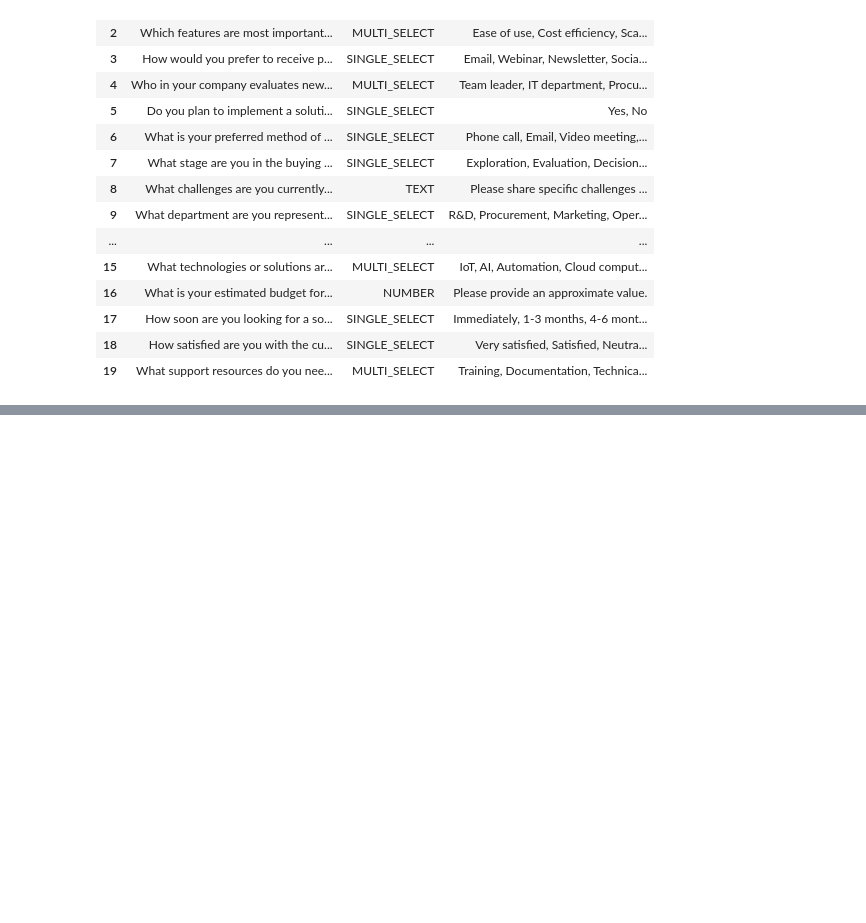
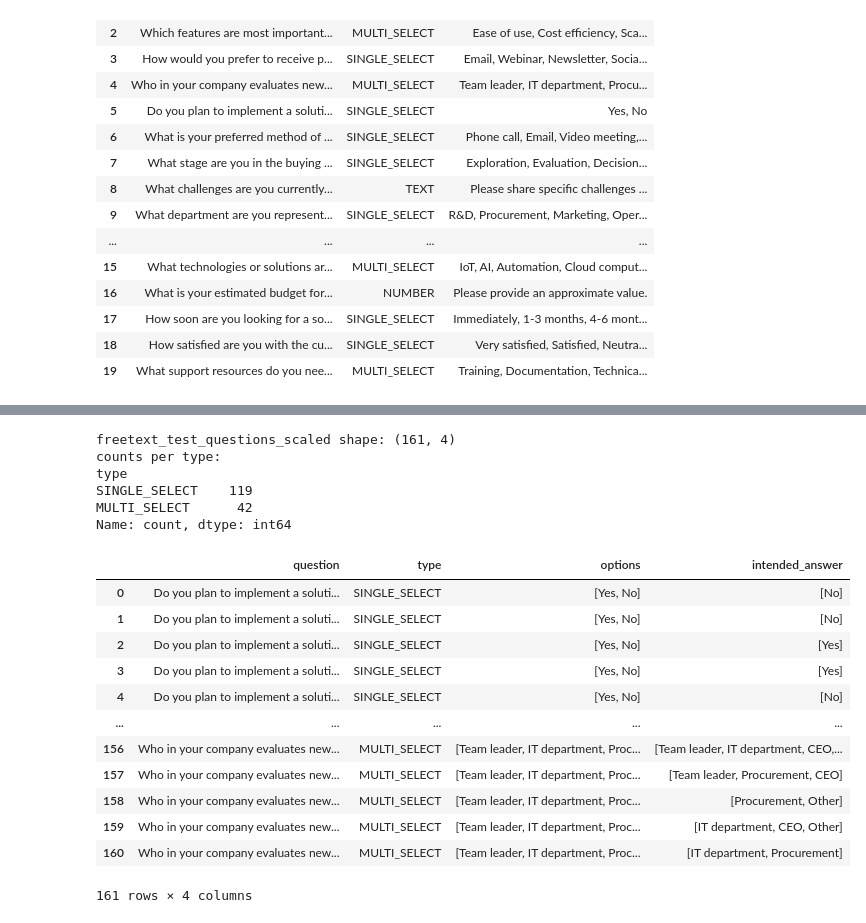
Before and after one commit to alexk2206/tds_capstone, a Jupyter notebook: test_qa_dataset.ipynb, the cells around one changed output, grey strips where cells are left out. Saved outputs shown, nothing was run; the diff lists cells and outputs as text; code cells hidden in the pictures; blank space fills up the shorter version.

```diff
--- a/test_qa_dataset.ipynb
+++ b/test_qa_dataset.ipynb
@@ -93,0 +227,26 @@ test_questions
+# %%
+selection_test_intended_answers_scaled = adjust_question_amount(selection_test_intended_answers, 'question', 1)
+
+selection_test_intended_answers_scaled_counts = selection_test_intended_answers_scaled['type'].value_counts()
+print(f'freetext_test_questions_scaled shape: {selection_test_intended_answers_scaled.shape}\ncounts per type:\n{selection_test_intended_answers_scaled_counts}')
+selection_test_intended_answers_scaled
+# %% [output]
+freetext_test_questions_scaled shape: (161, 4)
+counts per type:
+type
+SINGLE_SELECT    119
+MULTI_SELECT      42
+Name: count, dtype: int64
+|  | question | type | options | intended_answer |
+| 0 | Do you plan to implement a soluti... | SINGLE_SELECT | [Yes, No] | [No] |
+| 1 | Do you plan to implement a soluti... | SINGLE_SELECT | [Yes, No] | [No] |
+| 2 | Do you plan to implement a soluti... | SINGLE_SELECT | [Yes, No] | [Yes] |
+| 3 | Do you plan to implement a soluti... | SINGLE_SELECT | [Yes, No] | [Yes] |
+| 4 | Do you plan to implement a soluti... | SINGLE_SELECT | [Yes, No] | [No] |
+| ... | ... | ... | ... | ... |
+| 156 | Who in your company evaluates new... | MULTI_SELECT | [Team leader, IT department, Proc... | [Team leader, IT department, CEO,... |
+| 157 | Who in your company evaluates new... | MULTI_SELECT | [Team leader, IT department, Proc... | [Team leader, Procurement, CEO] |
+| 158 | Who in your company evaluates new... | MULTI_SELECT | [Team leader, IT department, Proc... | [Procurement, Other] |
+| 159 | Who in your company evaluates new... | MULTI_SELECT | [Team leader, IT department, Proc... | [IT department, CEO, Other] |
+| 160 | Who in your company evaluates new... | MULTI_SELECT | [Team leader, IT department, Proc... | [IT department, Procurement] |
+161 rows × 4 columns
```
Also changed, not shown: parts of 12 cells of this notebook.
